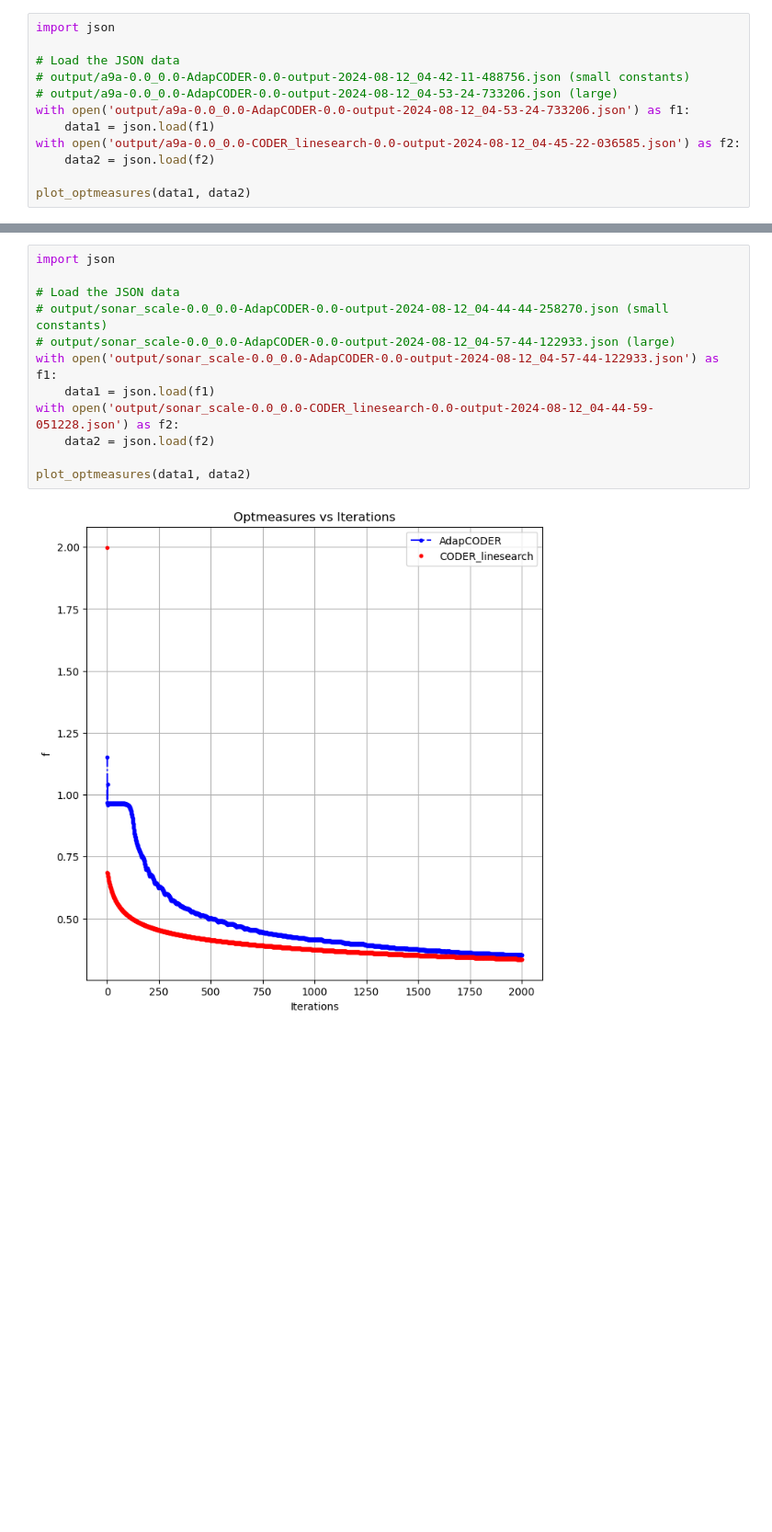
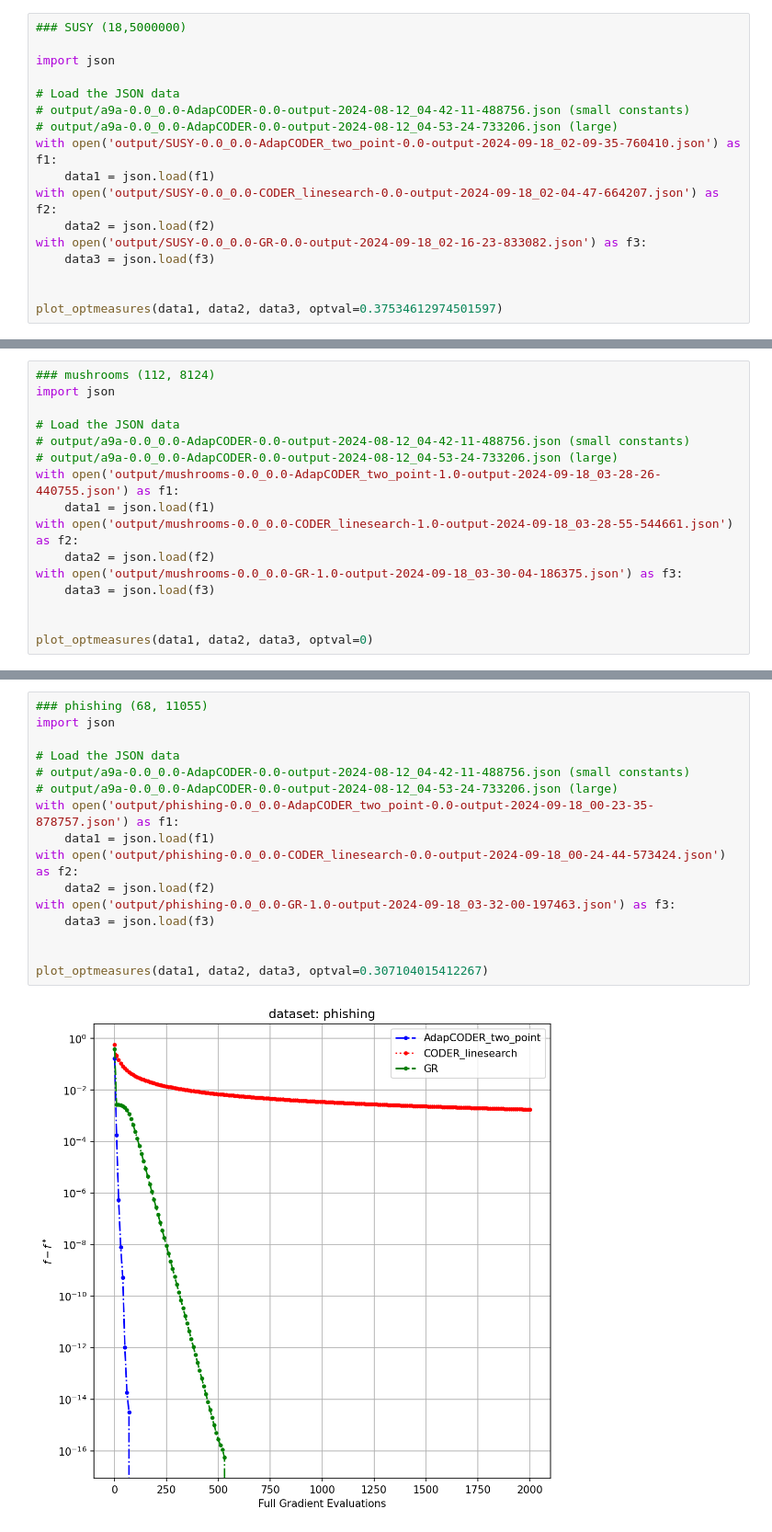
Before and after one commit to Yee-Millennium/ADUCA_Experiments, a Jupyter notebook: plot.ipynb, the cells around one changed output, grey strips where cells are left out. Shown: that part at 92% size. Drawn from its saved outputs; the diff is of its cells as text; blank space fills up the shorter version.

```diff
--- a/plot.ipynb
+++ b/plot.ipynb
@@ -23,14 +29,19 @@ def plot_optmeasures(data1, data2):
     plt.show()
 # %%
+### SUSY (18,5000000)
+
 import json
 
 # Load the JSON data
 # output/a9a-0.0_0.0-AdapCODER-0.0-output-2024-08-12_04-42-11-488756.json (small constants)
 # output/a9a-0.0_0.0-AdapCODER-0.0-output-2024-08-12_04-53-24-733206.json (large)
-with open('output/a9a-0.0_0.0-AdapCODER-0.0-output-2024-08-12_04-53-24-733206.json') as f1:
+with open('output/SUSY-0.0_0.0-AdapCODER_two_point-0.0-output-2024-09-18_02-09-35-760410.json') as f1:
     data1 = json.load(f1)
-with open('output/a9a-0.0_0.0-CODER_linesearch-0.0-output-2024-08-12_04-45-22-036585.json') as f2:
+with open('output/SUSY-0.0_0.0-CODER_linesearch-0.0-output-2024-09-18_02-04-47-664207.json') as f2:
     data2 = json.load(f2)
+with open('output/SUSY-0.0_0.0-GR-0.0-output-2024-09-18_02-16-23-833082.json') as f3:
+    data3 = json.load(f3)
 
-plot_optmeasures(data1, data2)
+
+plot_optmeasures(data1, data2, data3, optval=0.37534612974501597)
 # %% [output]
@@ -37,0 +85,16 @@ plot_optmeasures(data1, data2)
+# %%
+### mushrooms (112, 8124)
+import json
+
+# Load the JSON data
+# output/a9a-0.0_0.0-AdapCODER-0.0-output-2024-08-12_04-42-11-488756.json (small constants)
+# output/a9a-0.0_0.0-AdapCODER-0.0-output-2024-08-12_04-53-24-733206.json (large)
+with open('output/mushrooms-0.0_0.0-AdapCODER_two_point-1.0-output-2024-09-18_03-28-26-440755.json') as f1:
+    data1 = json.load(f1)
+with open('output/mushrooms-0.0_0.0-CODER_linesearch-1.0-output-2024-09-18_03-28-55-544661.json') as f2:
+    data2 = json.load(f2)
+with open('output/mushrooms-0.0_0.0-GR-1.0-output-2024-09-18_03-30-04-186375.json') as f3:
+    data3 = json.load(f3)
+
+
+plot_optmeasures(data1, data2, data3, optval=0)
@@ -38,14 +103,18 @@ plot_optmeasures(data1, data2)
 # %%
+### phishing (68, 11055)
 import json
 
 # Load the JSON data
-# output/sonar_scale-0.0_0.0-AdapCODER-0.0-output-2024-08-12_04-44-44-258270.json (small constants)
-# output/sonar_scale-0.0_0.0-AdapCODER-0.0-output-2024-08-12_04-57-44-122933.json (large)
-with open('output/sonar_scale-0.0_0.0-AdapCODER-0.0-output-2024-08-12_04-57-44-122933.json') as f1:
+# output/a9a-0.0_0.0-AdapCODER-0.0-output-2024-08-12_04-42-11-488756.json (small constants)
+# output/a9a-0.0_0.0-AdapCODER-0.0-output-2024-08-12_04-53-24-733206.json (large)
+with open('output/phishing-0.0_0.0-AdapCODER_two_point-0.0-output-2024-09-18_00-23-35-878757.json') as f1:
     data1 = json.load(f1)
-with open('output/sonar_scale-0.0_0.0-CODER_linesearch-0.0-output-2024-08-12_04-44-59-051228.json') as f2:
+with open('output/phishing-0.0_0.0-CODER_linesearch-0.0-output-2024-09-18_00-24-44-573424.json') as f2:
     data2 = json.load(f2)
+with open('output/phishing-0.0_0.0-GR-1.0-output-2024-09-18_03-32-00-197463.json') as f3:
+    data3 = json.load(f3)
 
-plot_optmeasures(data1, data2)
+
+plot_optmeasures(data1, data2, data3, optval=0.307104015412267)
 # %% [output]
-[figure, old version]
+[figure, new version]
```
Also changed, not shown: parts of 7 cells of this notebook.
